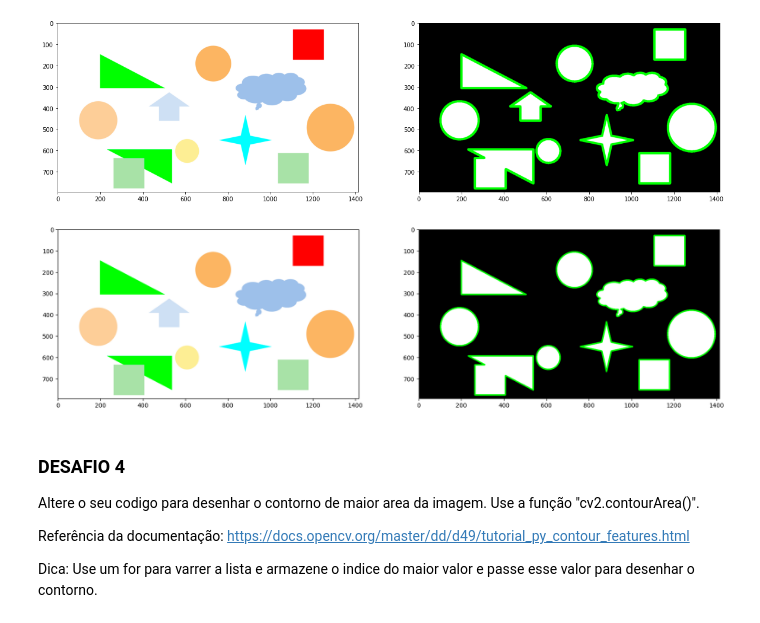
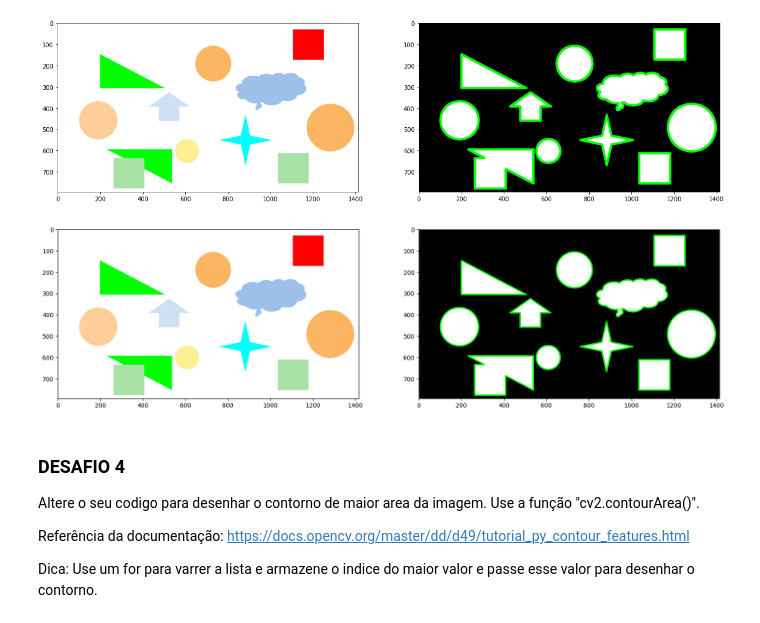
Before and after one commit to MaCintr/lab5_entrega, a Jupyter notebook: material/aulas/PDI/lab05/Espaço-cor-contorno.ipynb, the cells around one changed output. Cells and saved outputs as stored; diff of their text form; code cells hidden in the pictures.

```diff
--- a/material/aulas/PDI/lab05/Espaço-cor-contorno.ipynb
+++ b/material/aulas/PDI/lab05/Espaço-cor-contorno.ipynb
@@ -373,35 +373,35 @@ from matplotlib import pyplot as plt
 import numpy as np
 
 img = cv2.imread('lab_images/formas.png')
 
 img_rgb = cv2.cvtColor(img, cv2.COLOR_BGR2RGB)
 img_hsv = cv2.cvtColor(img, cv2.COLOR_BGR2HSV)
 
 
 # Definição dos valores minimo e max da mascara
 # o magenta tem h=300 mais ou menos ou 150 para a OpenCV
-image_lower_hsv = np.array([0, 50, 100])
+image_lower_hsv = np.array([0, 1, 0])
 image_upper_hsv = np.array([255, 255, 255])
 
 
 
 mask_hsv = cv2.inRange(img_hsv, image_lower_hsv, image_upper_hsv)
 
 contornos, _ = cv2.findContours(mask_hsv, cv2.RETR_TREE, cv2.CHAIN_APPROX_SIMPLE)
 
 mask_rgb = cv2.cvtColor(mask_hsv, cv2.COLOR_GRAY2RGB)
 contornos_img = mask_rgb.copy() # Cópia da máscara para ser desenhada "por cima"
 
 cv2.drawContours(contornos_img, contornos, -1, [0, 255, 0], 5);
 
 plt.figure(figsize=(20,20))
 plt.subplot(1, 2, 1)
 plt.imshow(img_rgb)
 plt.subplot(1, 2, 2)
 plt.imshow(contornos_img);
 plt.show()
 # %% [output]
-[figure, old version]
+[figure, new version]
 # %% [markdown]
 ### DESAFIO 4
 
```
